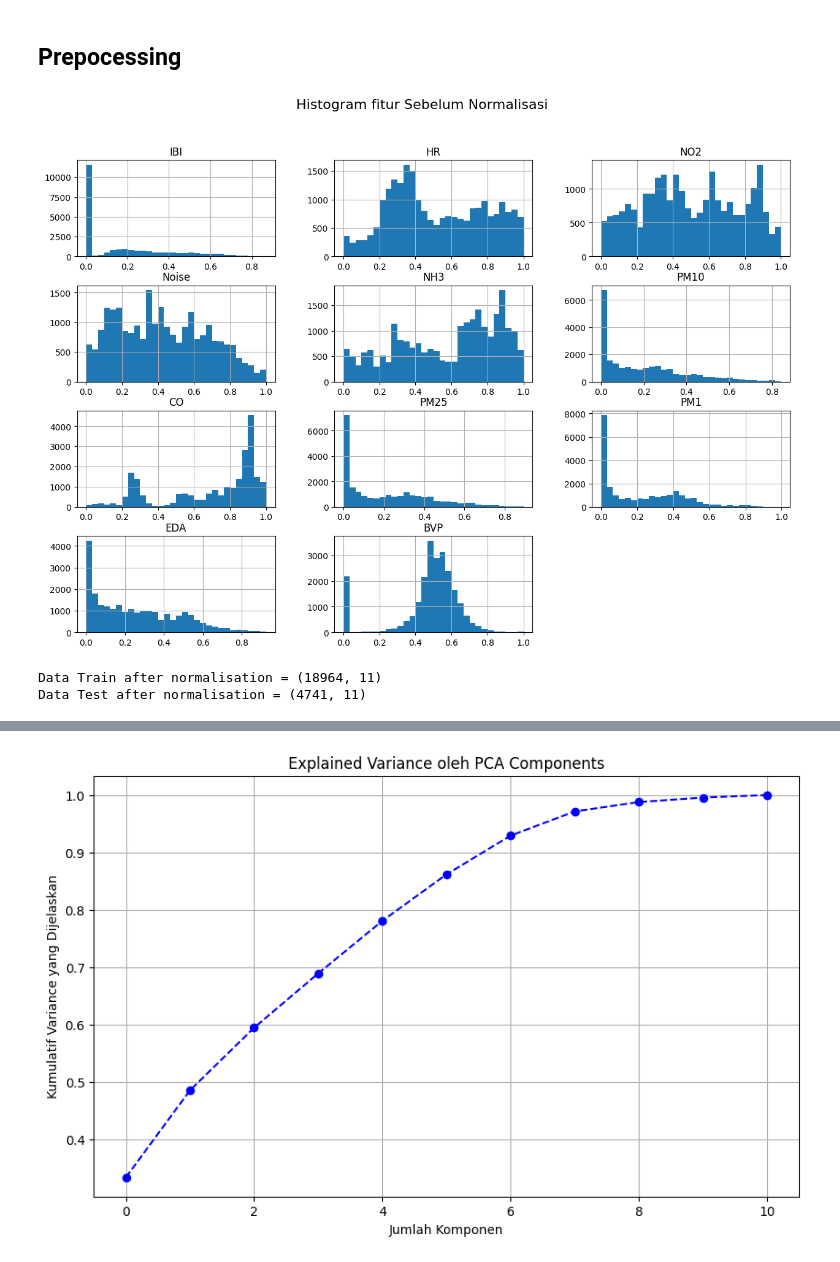
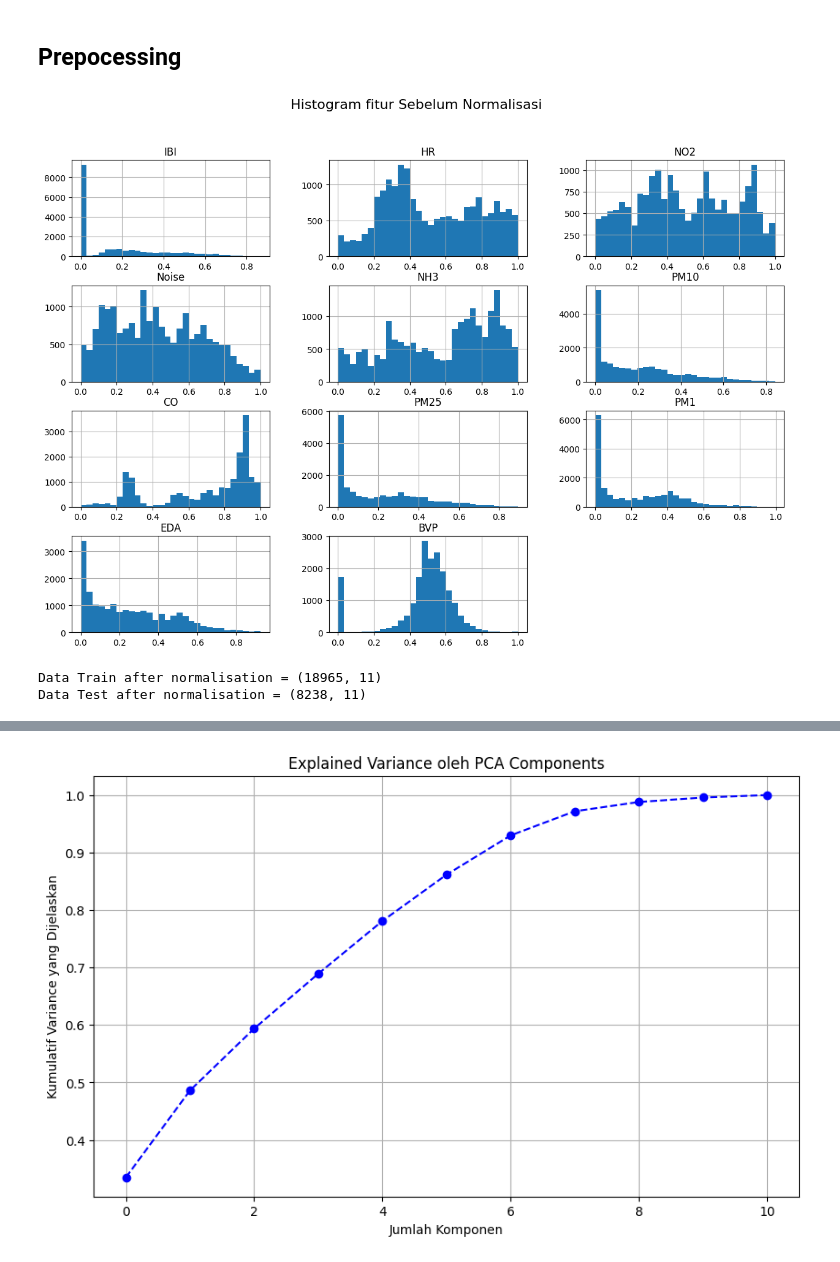
Before and after one commit to RyanGA09/DataMiningAirQuality, a Jupyter notebook: Dataudersamping/Ensemble/notebookudersampling copy.ipynb, the cells around one changed output, grey strips where cells are left out. Saved outputs shown, nothing was run; the diff lists cells and outputs as text; code cells hidden in the pictures.

```diff
--- a/Dataudersamping/Ensemble/notebookudersampling copy.ipynb
+++ b/Dataudersamping/Ensemble/notebookudersampling copy.ipynb
@@ -229,26 +229,23 @@ Data columns (total 11 columns):
 3     4741
 Name: count, dtype: int64
 # %%
-import pandas as pd
-## under sampling
-# Gabungkan X dan y biar gampang sampling
-df_full = X.copy()
-df_full["Label"] = y
+from sklearn.model_selection import train_test_split
+from imblearn.under_sampling import RandomUnderSampler
 
-# Cari jumlah terkecil
-min_count = df_full["Label"].value_counts().min()  # 4741
+# Split train-test dulu
+X_train, X_test, y_train, y_test = train_test_split(
+    X, y, test_size=0.2, random_state=42, stratify=y
+)
 
-# Undersampling per kelas
-df_balanced = (
-    df_full.groupby("Label", group_keys=False)
-           .apply(lambda x: x.sample(min_count, random_state=42))
-)
-### data balance
+# Buat undersampler
+rus = RandomUnderSampler(random_state=42)
 
-# Pisahkan lagi X dan y
-X_balanced = df_balanced.drop("Label", axis=1)
-y_balanced = df_balanced["Label"]
+# Hanya resample data training
+X_train_rus, y_train_rus = rus.fit_resample(X_train, y_train)
 
-print(X_balanced.shape)        # (23705, 11)
-print(y_balanced.value_counts())
+print("Train balanced:", X_train_rus.shape)
+print(y_train_rus.value_counts(), "\n")
+
+print("Test original:", X_test.shape)
+print(y_test.value_counts())
 # %% [output]
@@ -285,8 +270,8 @@ memory usage: 2.2 MB
 ## Prepocessing
 # %%
 # Histogram sebelum normalisasi
-X_balanced.hist(bins=30, figsize=(15, 10))
+X_train_rus.hist(bins=30, figsize=(15, 10))
 plt.suptitle("Histogram fitur Sebelum Normalisasi", fontsize=16)
 plt.show()
 # %% [output]
-[figure, old version]
+[figure, new version]
@@ -299,14 +280,14 @@ num_cols = df.select_dtypes(include=np.number).columns.tolist()
 
 # Scaling
 scaler = StandardScaler()
-X_train_scaled = scaler.fit_transform(X_train)
+X_train_scaled = scaler.fit_transform(X_train_rus)
 X_test_scaled = scaler.transform(X_test)
 
 print(f"Data Train after normalisation = {X_train_scaled.shape}")
 print(f"Data Test after normalisation = {X_test_scaled.shape}")
 # %% [output]
-Data Train after normalisation = (18964, 11)
-Data Test after normalisation = (4741, 11)
+Data Train after normalisation = (18965, 11)
+Data Test after normalisation = (8238, 11)
 # %%
 # Histogram setelah normalisasi
 X_train_scaled_df = pd.DataFrame(X_train_scaled)
```
Also changed, not shown: parts of 14 cells of this notebook, 8 other files.
